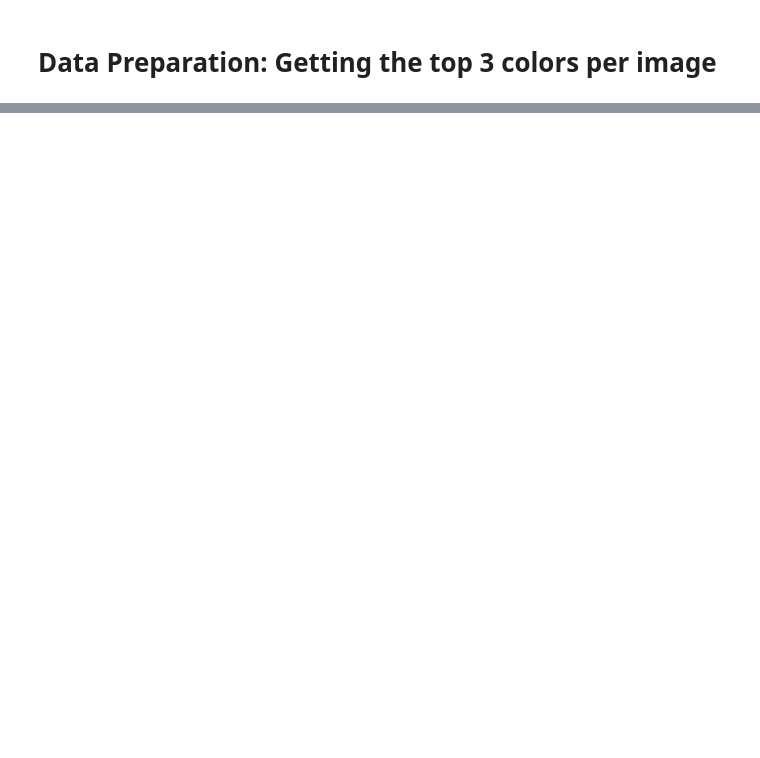
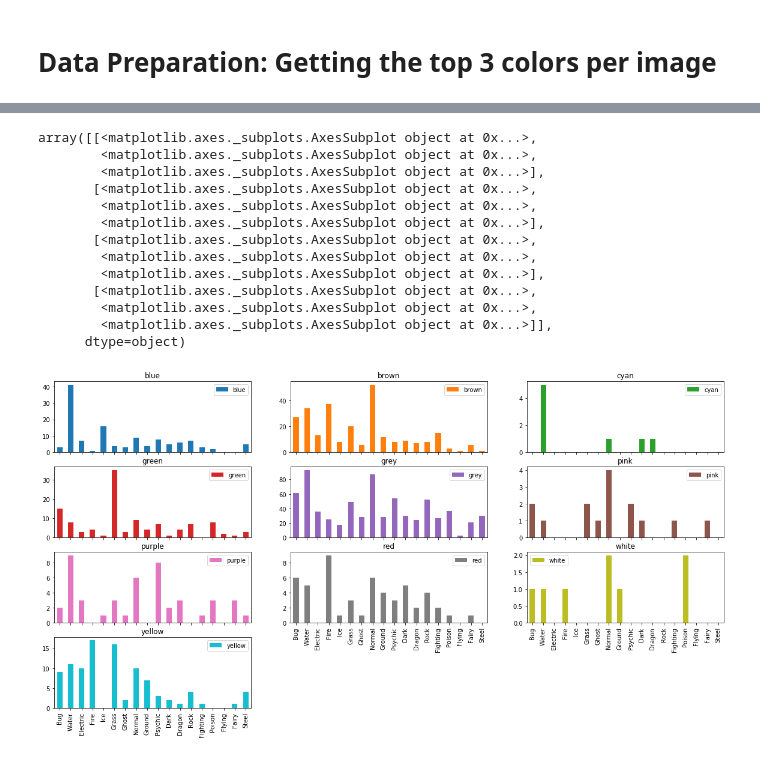
Before and after one commit to mel-ding/Comp340Project, a Jupyter notebook: Pokemon/Pokemon.ipynb, the cells around one changed output, grey strips where cells are left out. Cells and saved outputs as stored; diff of their text form; code cells hidden in the pictures; blank space fills up the shorter version.

```diff
--- a/Pokemon/Pokemon.ipynb
+++ b/Pokemon/Pokemon.ipynb
@@ -158,0 +261,18 @@ colors.head()
+# %%
+flipped = type_counts_df.transpose()
+flipped.plot(kind="bar", subplots = True, layout=(4,3), figsize=(20,10))
+# %% [output]
+array([[<matplotlib.axes._subplots.AxesSubplot object at 0x...>,
+        <matplotlib.axes._subplots.AxesSubplot object at 0x...>,
+        <matplotlib.axes._subplots.AxesSubplot object at 0x...>],
+       [<matplotlib.axes._subplots.AxesSubplot object at 0x...>,
+        <matplotlib.axes._subplots.AxesSubplot object at 0x...>,
+        <matplotlib.axes._subplots.AxesSubplot object at 0x...>],
+       [<matplotlib.axes._subplots.AxesSubplot object at 0x...>,
+        <matplotlib.axes._subplots.AxesSubplot object at 0x...>,
+        <matplotlib.axes._subplots.AxesSubplot object at 0x...>],
+       [<matplotlib.axes._subplots.AxesSubplot object at 0x...>,
+        <matplotlib.axes._subplots.AxesSubplot object at 0x...>,
+        <matplotlib.axes._subplots.AxesSubplot object at 0x...>]],
+      dtype=object)
+[figure, added]
```
Also changed, not shown: parts of 15 cells of this notebook, 1 other file.
